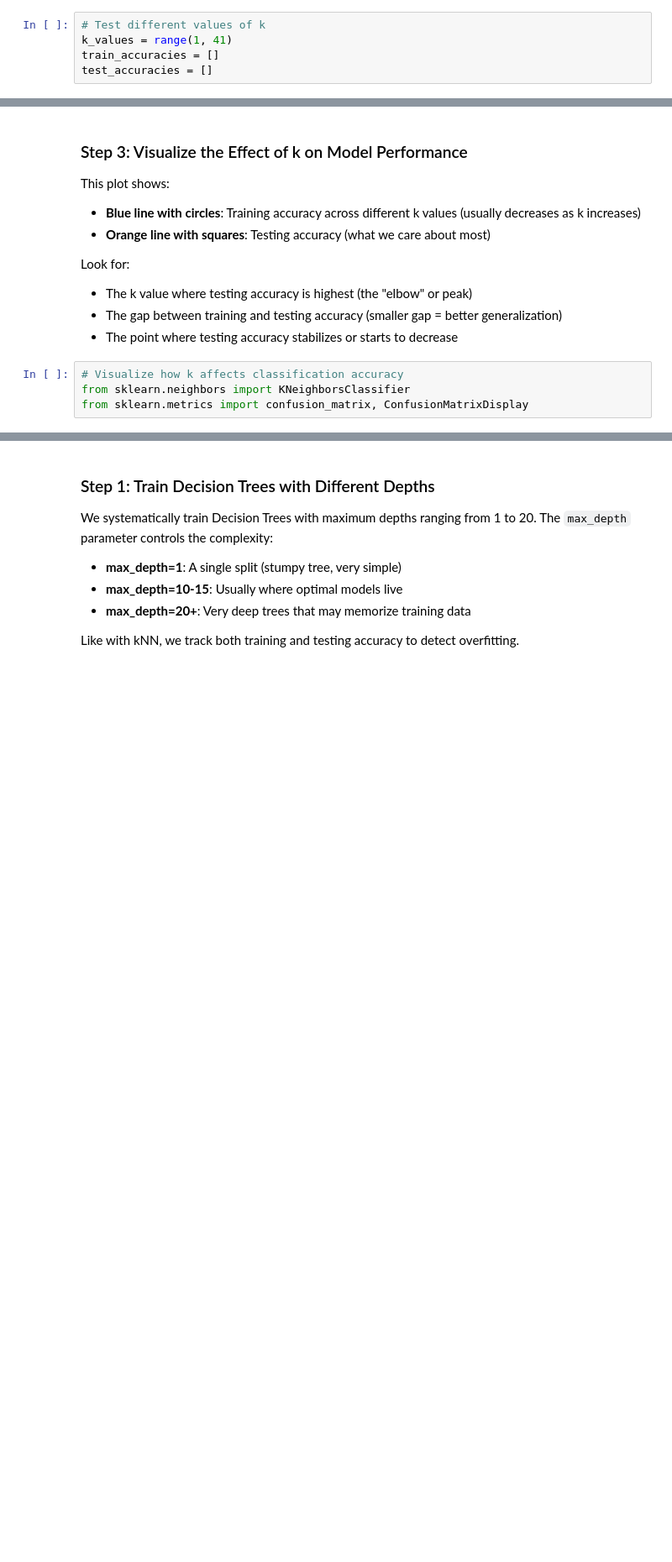
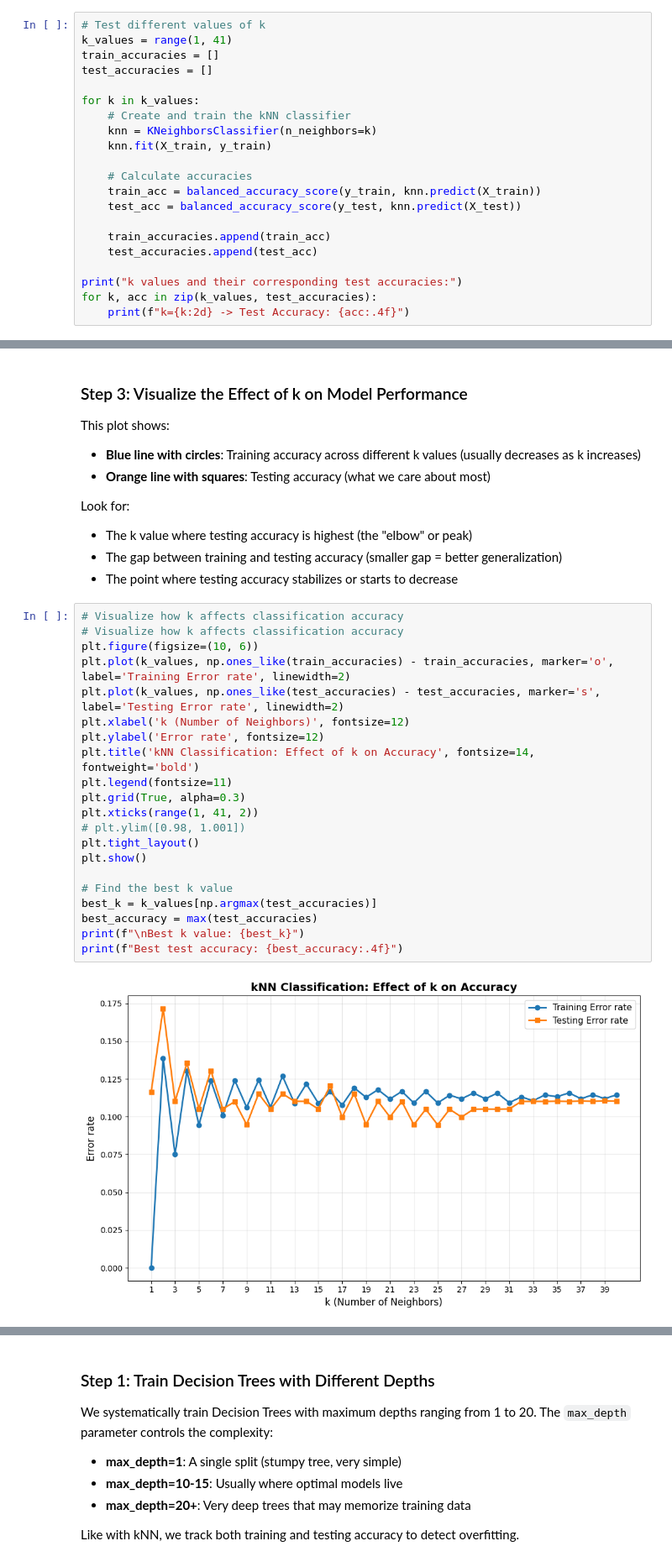
Before and after one commit to wjpearson/vistula, a Jupyter notebook: alamarca/Classification_Tutorial_students.ipynb, the cells around one changed output, grey strips where cells are left out. Shown at 84% size. Cells and saved outputs as stored; diff of their text form; blank space fills up the shorter version.

```diff
--- a/alamarca/Classification_Tutorial_students.ipynb
+++ b/alamarca/Classification_Tutorial_students.ipynb
@@ -191,3 +213,19 @@ A large gap between training and testing accuracy indicates **overfitting** - th
 k_values = range(1, 41)
 train_accuracies = []
 test_accuracies = []
+
+for k in k_values:
+    # Create and train the kNN classifier
+    knn = KNeighborsClassifier(n_neighbors=k)
+    knn.fit(X_train, y_train)
+
+    # Calculate accuracies
+    train_acc = balanced_accuracy_score(y_train, knn.predict(X_train))
+    test_acc = balanced_accuracy_score(y_test, knn.predict(X_test))
+
+    train_accuracies.append(train_acc)
+    test_accuracies.append(test_acc)
+
+print("k values and their corresponding test accuracies:")
+for k, acc in zip(k_values, test_accuracies):
+    print(f"k={k:2d} -> Test Accuracy: {acc:.4f}")
@@ -204,5 +260,24 @@ Look for:
 - The point where testing accuracy stabilizes or starts to decrease
 # %%
 # Visualize how k affects classification accuracy
-from sklearn.neighbors import KNeighborsClassifier
-from sklearn.metrics import confusion_matrix, ConfusionMatrixDisplay
+# Visualize how k affects classification accuracy
+plt.figure(figsize=(10, 6))
+plt.plot(k_values, np.ones_like(train_accuracies) - train_accuracies, marker='o', label='Training Error rate', linewidth=2)
+plt.plot(k_values, np.ones_like(test_accuracies) - test_accuracies, marker='s', label='Testing Error rate', linewidth=2)
+plt.xlabel('k (Number of Neighbors)', fontsize=12)
+plt.ylabel('Error rate', fontsize=12)
+plt.title('kNN Classification: Effect of k on Accuracy', fontsize=14, fontweight='bold')
+plt.legend(fontsize=11)
+plt.grid(True, alpha=0.3)
+plt.xticks(range(1, 41, 2))
+# plt.ylim([0.98, 1.001])
+plt.tight_layout()
+plt.show()
+
+# Find the best k value
+best_k = k_values[np.argmax(test_accuracies)]
+best_accuracy = max(test_accuracies)
+print(f"\nBest k value: {best_k}")
+print(f"Best test accuracy: {best_accuracy:.4f}")
+# %% [output]
+[figure, added]
```
Also changed, not shown: parts of 35 cells of this notebook, 1 other file.
